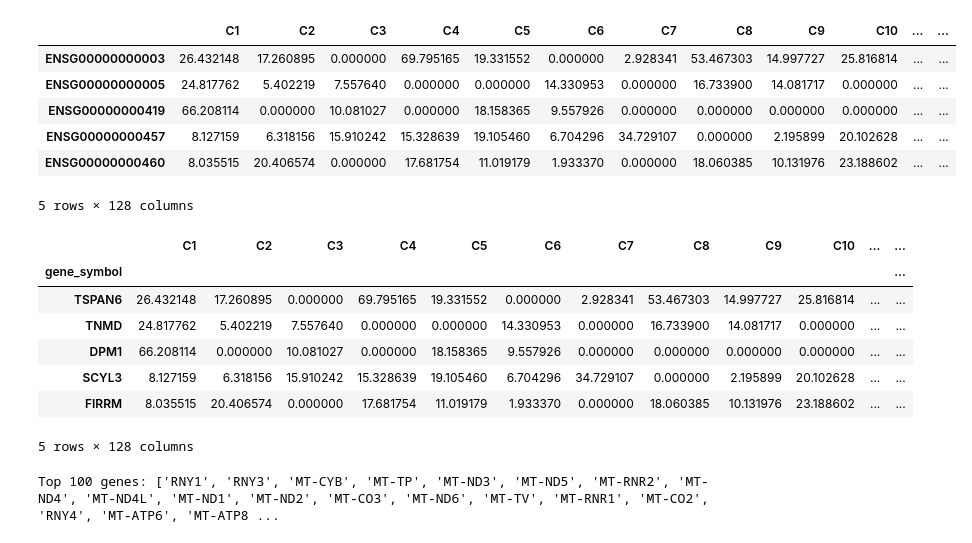
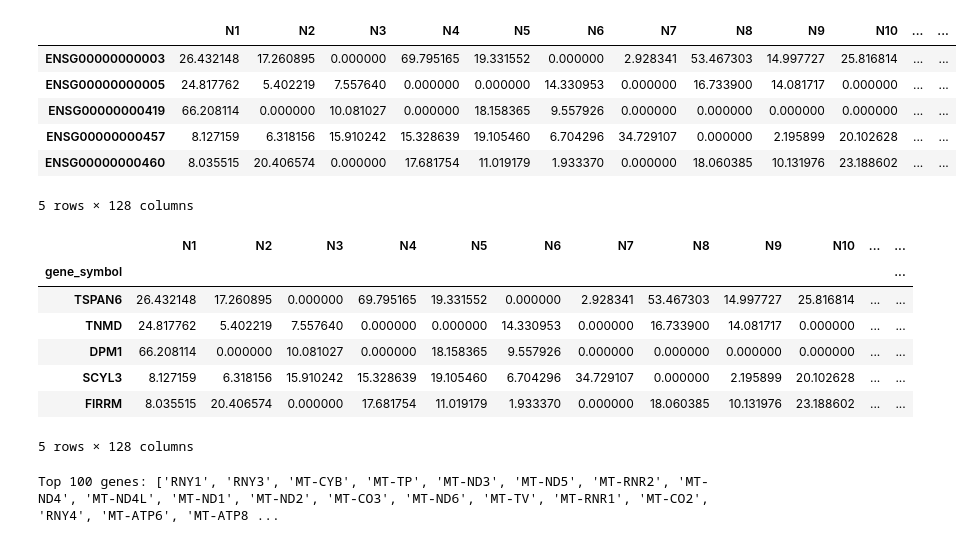
Before and after one commit to Deepti-Murthy/BENG203, a Jupyter notebook: scripts/preprocessing.ipynb, the cells around one changed output. Saved outputs shown, nothing was run; the diff lists cells and outputs as text; code cells hidden in the pictures.

```diff
--- a/scripts/preprocessing.ipynb
+++ b/scripts/preprocessing.ipynb
@@ -9,19 +9,20 @@ wd = '/Users/deeptimurthy/BENG203'
 # %%
 import pandas as pd
 
-cancer_df = pd.read_csv(wd + "/data/pnas_normal_tpm.txt", sep="\t", index_col=0)
-normal_df = pd.read_csv(wd + "/data/pnas_tpm_96_nodup.txt", sep="\t", header=None)
+normal_df = pd.read_csv(wd + "/data/pnas_normal_tpm.txt", sep="\t", index_col=0)
+cancer_df = pd.read_csv(wd + "/data/pnas_tpm_96_nodup.txt", sep="\t", header=None)
 
+cancer_df.set_index(cancer_df.columns[0], inplace=True)
 cancer_df.columns = [f'C{i+1}' for i in range(cancer_df.shape[1])]
-normal_df.set_index(normal_df.columns[0], inplace=True)
+
 normal_df.columns = [f'N{i+1}' for i in range(normal_df.shape[1])]
 
-combined_data = pd.concat([cancer_df, normal_df], axis=1, join='inner')
+combined_data = pd.concat([normal_df, cancer_df], axis=1, join='inner')
 combined_data.head()
 
 combined_data.head()
 # %% [output]
-|  | C1 | C2 | C3 | C4 | C5 | C6 | C7 | C8 | C9 | C10 | ... | ... |
+|  | N1 | N2 | N3 | N4 | N5 | N6 | N7 | N8 | N9 | N10 | ... | ... |
 | ENSG00000000003 | 26.432148 | 17.260895 | 0.000000 | 69.795165 | 19.331552 | 0.000000 | 2.928341 | 53.467303 | 14.997727 | 25.816814 | ... | ... |
 | ENSG00000000005 | 24.817762 | 5.402219 | 7.557640 | 0.000000 | 0.000000 | 14.330953 | 0.000000 | 16.733900 | 14.081717 | 0.000000 | ... | ... |
 | ENSG00000000419 | 66.208114 | 0.000000 | 10.081027 | 0.000000 | 18.158365 | 9.557926 | 0.000000 | 0.000000 | 0.000000 | 0.000000 | ... | ... |
@@ -43,7 +44,7 @@ combined_data = combined_data[combined_data['gene_symbol'].notnull()]
 combined_data.set_index('gene_symbol', inplace=True)
 combined_data.head()
 # %% [output]
-|  | C1 | C2 | C3 | C4 | C5 | C6 | C7 | C8 | C9 | C10 | ... | ... |
+|  | N1 | N2 | N3 | N4 | N5 | N6 | N7 | N8 | N9 | N10 | ... | ... |
 | gene_symbol |  |  |  |  |  |  |  |  |  |  |  | ... |
 | TSPAN6 | 26.432148 | 17.260895 | 0.000000 | 69.795165 | 19.331552 | 0.000000 | 2.928341 | 53.467303 | 14.997727 | 25.816814 | ... | ... |
 | TNMD | 24.817762 | 5.402219 | 7.557640 | 0.000000 | 0.000000 | 14.330953 | 0.000000 | 16.733900 | 14.081717 | 0.000000 | ... | ... |
```
Also changed, not shown: parts of 1 cell of this notebook, 1 other file.
